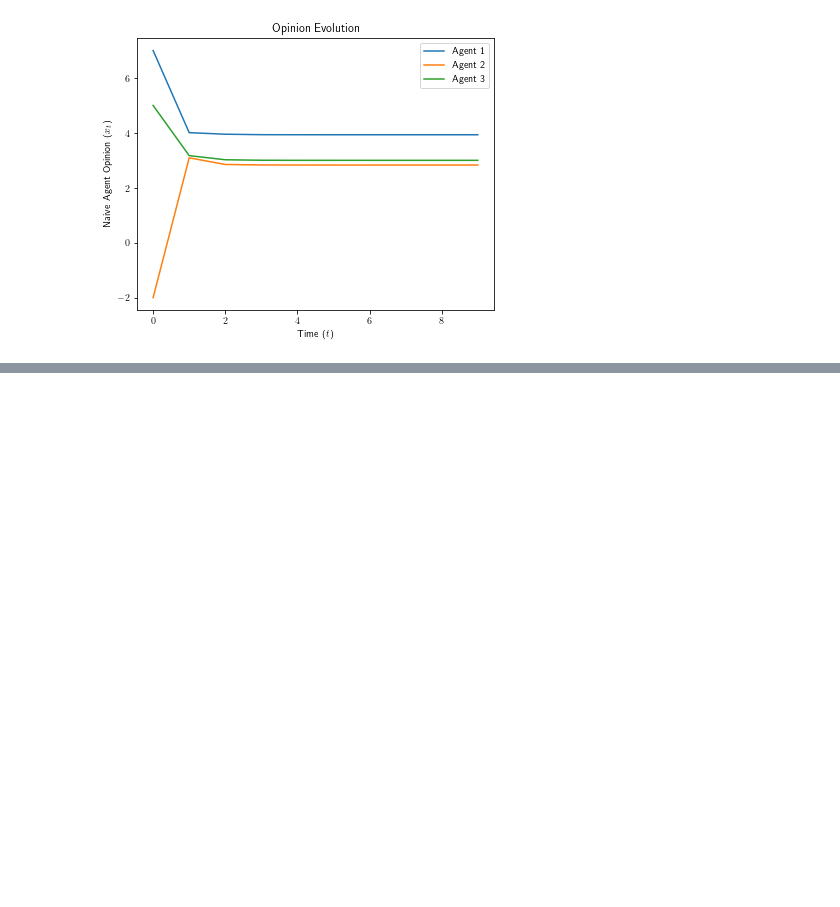
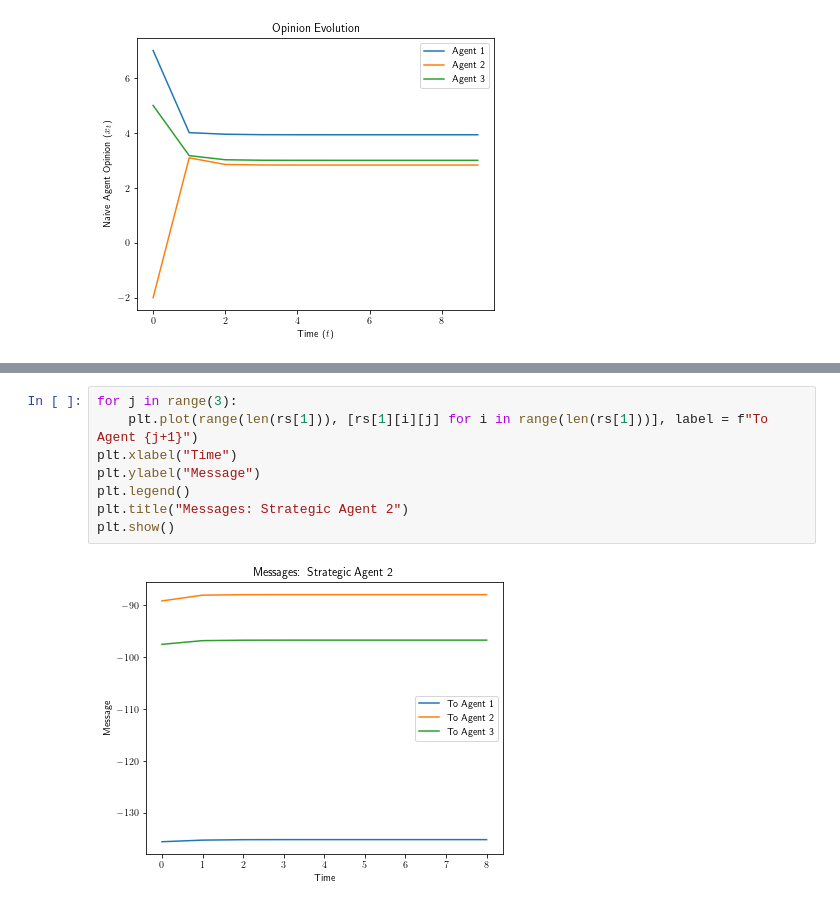
Before and after one commit to weiliubc/strategic_influencer_of_naive_agents, a Jupyter notebook: multiple_agent_case/opposing_agenda_non_consensus.ipynb, the cells around one changed output, grey strips where cells are left out. Cells and saved outputs as stored; diff of their text form; blank space fills up the shorter version.

```diff
--- a/multiple_agent_case/opposing_agenda_non_consensus.ipynb
+++ b/multiple_agent_case/opposing_agenda_non_consensus.ipynb
@@ -221,0 +232,10 @@ K^* (1, 2):
+# %%
+for j in range(3):
+    plt.plot(range(len(rs[1])), [rs[1][i][j] for i in range(len(rs[1]))], label = f"To Agent {j+1}")
+plt.xlabel("Time")
+plt.ylabel("Message")
+plt.legend()
+plt.title("Messages: Strategic Agent 2")
+plt.show()
+# %% [output]
+[figure, added]
```
Also changed, not shown: parts of 3 cells of this notebook.
